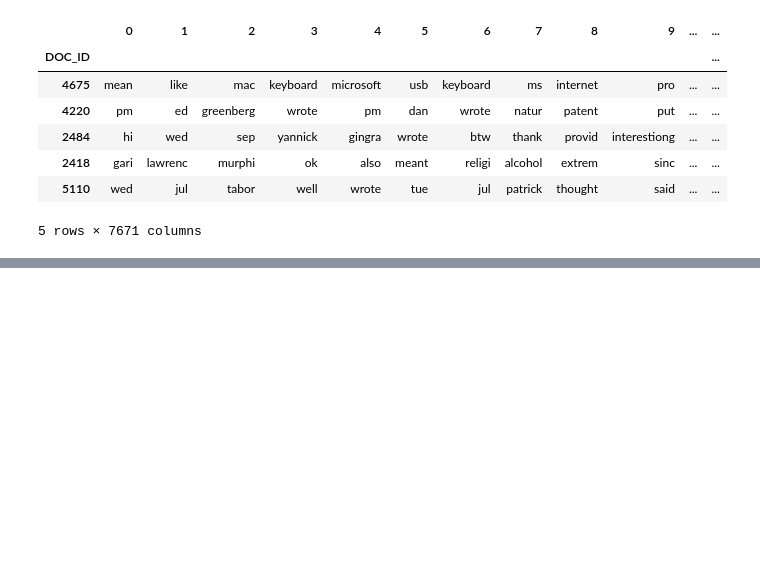
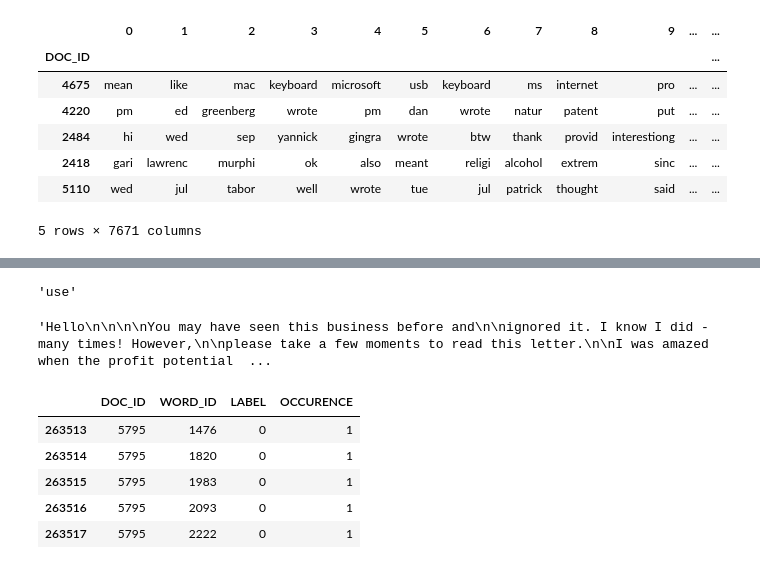
Before and after one commit to suyashmadhesia/spam-mail-classifier, a Jupyter notebook: Spam Classifier.ipynb, the cells around one changed output, grey strips where cells are left out. Cells and saved outputs as stored; diff of their text form; code cells hidden in the pictures; blank space fills up the shorter version.

```diff
--- a/Spam Classifier.ipynb
+++ b/Spam Classifier.ipynb
@@ -504,0 +545,2 @@ def make_sparse_matrix(df, indexed_words, labels):
+# %%
+train_grouped = sparse_train_df.groupby(['DOC_ID', 'WORD_ID', 'LABEL']).sum()
@@ -504,0 +557,19 @@ def make_sparse_matrix(df, indexed_words, labels):
+# %%
+vocab.at[1, "VOCAB_WORD"]
+# %% [output]
+'use'
+# %%
+data.MESSAGE[0]
+# %% [output]
+'Hello\n\n\n\nYou may have seen this business before and\n\nignored it. I know I did - many times! However,\n\nplease take a few moments to read this letter.\n\nI was amazed when the profit potential  ...
+# %%
+train_grouped = train_grouped.reset_index()
+# %%
+train_grouped.tail()
+# %% [output]
+|  | DOC_ID | WORD_ID | LABEL | OCCURENCE |
+| 263513 | 5795 | 1476 | 0 | 1 |
+| 263514 | 5795 | 1820 | 0 | 1 |
+| 263515 | 5795 | 1983 | 0 | 1 |
+| 263516 | 5795 | 2093 | 0 | 1 |
+| 263517 | 5795 | 2222 | 0 | 1 |
```
Also changed, not shown: parts of 10 cells of this notebook, 2 other files.
